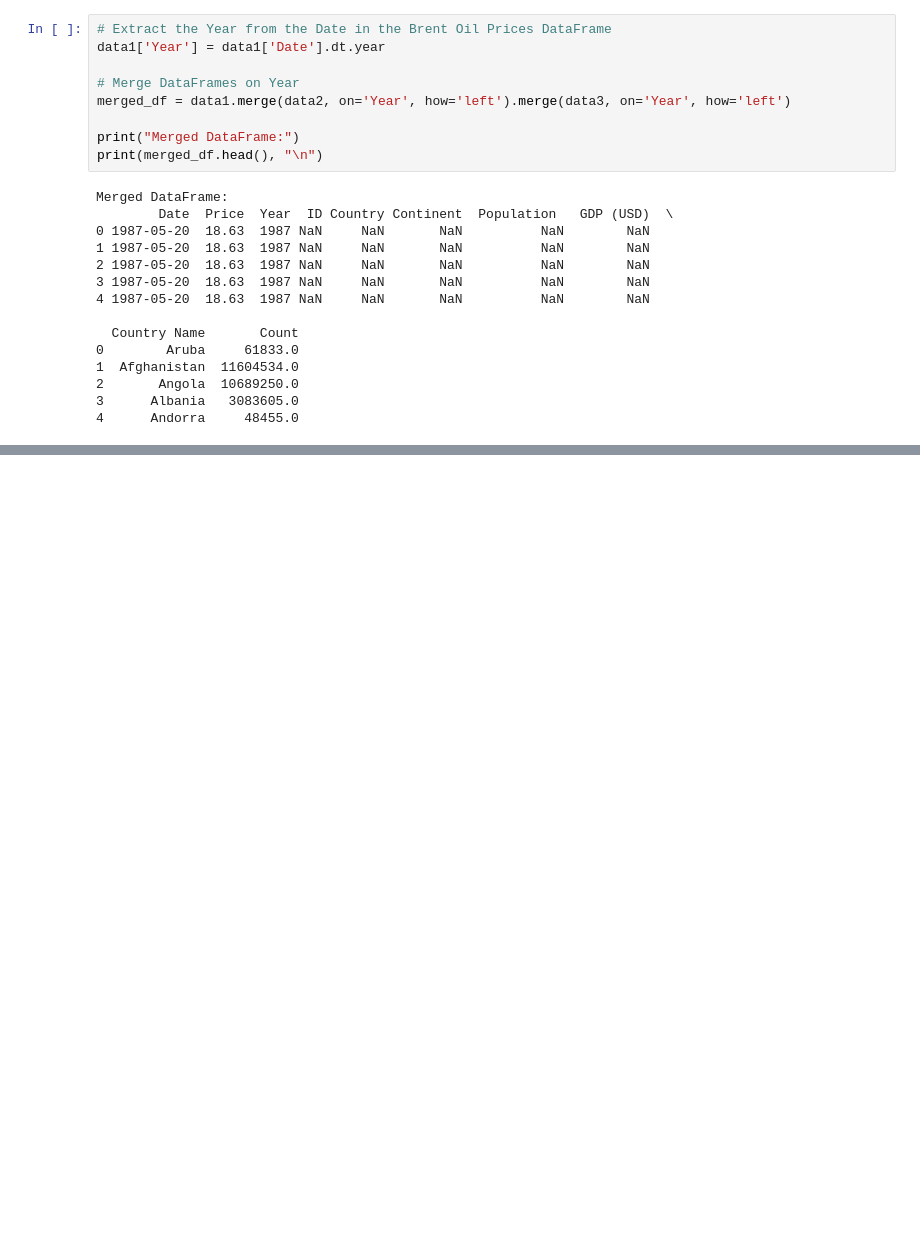
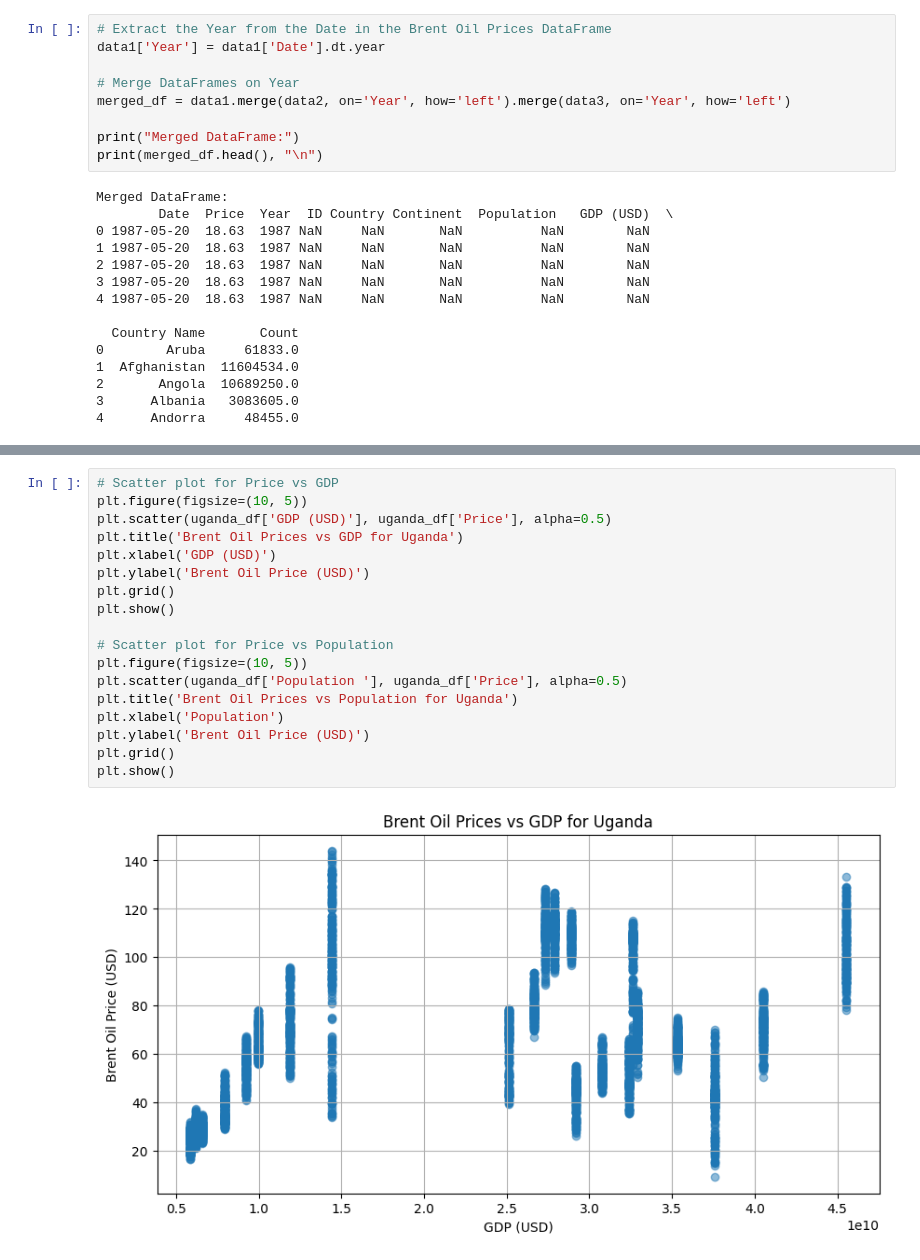
Before and after one commit to medhanittes/Birhan_Energies, a Jupyter notebook: notebook/merege_data.ipynb, the cells around one changed output, grey strips where cells are left out. Drawn from its saved outputs; the diff is of its cells as text; blank space fills up the shorter version.

```diff
--- a/notebook/merege_data.ipynb
+++ b/notebook/merege_data.ipynb
@@ -145,0 +328,20 @@ Merged DataFrame:
+# %%
+# Scatter plot for Price vs GDP
+plt.figure(figsize=(10, 5))
+plt.scatter(uganda_df['GDP (USD)'], uganda_df['Price'], alpha=0.5)
+plt.title('Brent Oil Prices vs GDP for Uganda')
+plt.xlabel('GDP (USD)')
+plt.ylabel('Brent Oil Price (USD)')
+plt.grid()
+plt.show()
+
+# Scatter plot for Price vs Population
+plt.figure(figsize=(10, 5))
+plt.scatter(uganda_df['Population '], uganda_df['Price'], alpha=0.5)
+plt.title('Brent Oil Prices vs Population for Uganda')
+plt.xlabel('Population')
+plt.ylabel('Brent Oil Price (USD)')
+plt.grid()
+plt.show()
+# %% [output]
+[figure, added]
```
Also changed, not shown: parts of 15 cells of this notebook.
